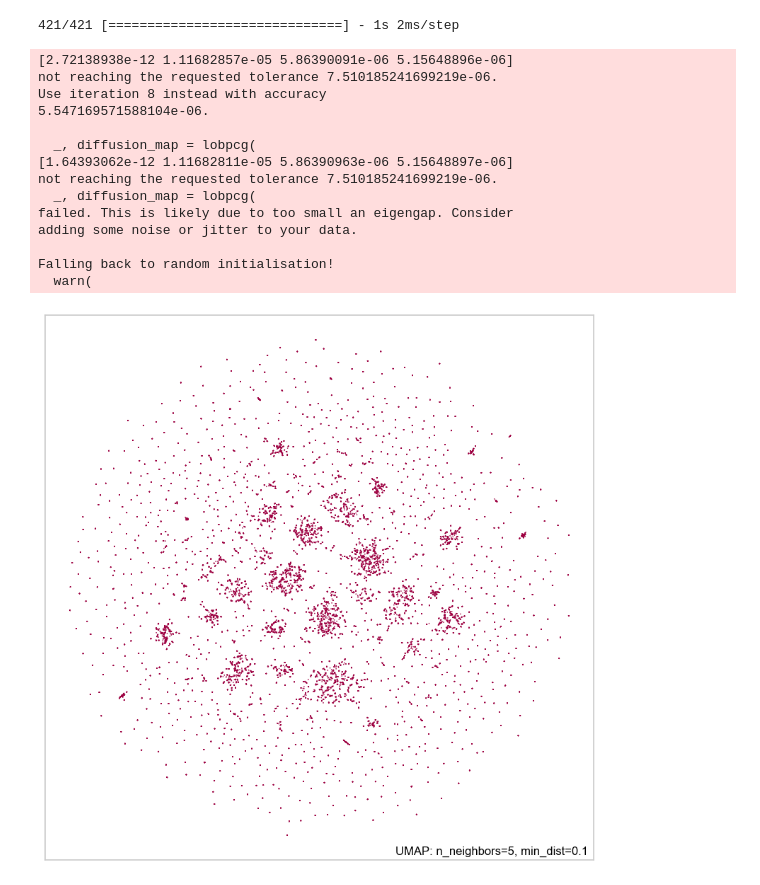
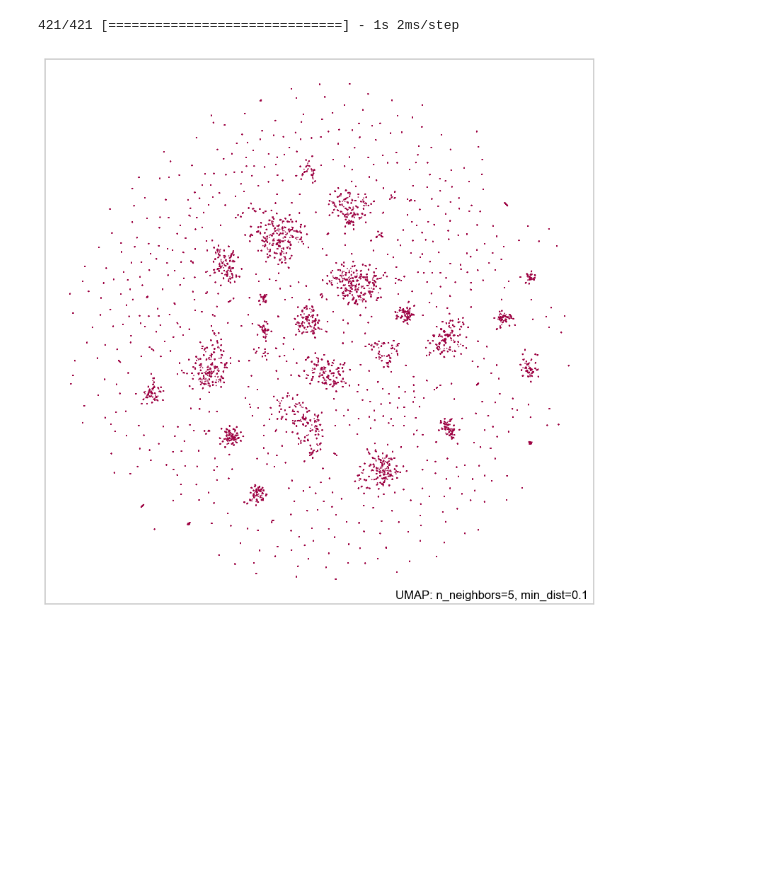
Before and after one commit to klima7/KMNIST-EMNIST-Translator, a Jupyter notebook: training/clean.ipynb, the cells around one changed output. Drawn from its saved outputs; the diff is of its cells as text; code cells hidden in the pictures; blank space fills up the shorter version.

```diff
--- a/training/clean.ipynb
+++ b/training/clean.ipynb
@@ -111 +116,3 @@ kmnist_autoencoder.load()
+# %%
+utils.visualize_clusters_learned_by_autoencoder(kmnist_autoencoder);
 # %%
@@ -121,23 +127,9 @@ encoded_kmnist = kmnist_autoencoder.encoder.predict(fil_kmnist_chars, batch_size
 421/421 [==============================] - 1s 2ms/step
 # %%
 _, ax = plt.subplots(1, 1, figsize=(10, 10))
-utils.visualize_clusters(encoded_kmnist, ax, n_samples=20_000)
+utils.visualize_clusters(encoded_kmnist, ax, n_samples=15_000)
 # %% [output]
-[2.72138938e-12 1.11682857e-05 5.86390091e-06 5.15648896e-06]
-not reaching the requested tolerance 7.510185241699219e-06.
-Use iteration 8 instead with accuracy
-5.547169571588104e-06.
-
-  _, diffusion_map = lobpcg(
-[1.64393062e-12 1.11682811e-05 5.86390963e-06 5.15648897e-06]
-not reaching the requested tolerance 7.510185241699219e-06.
-  _, diffusion_map = lobpcg(
-failed. This is likely due to too small an eigengap. Consider
-adding some noise or jitter to your data.
-
-Falling back to random initialisation!
-  warn(
-[figure, old version]
+[figure, new version]
 # %%
 _, ax = plt.subplots(1, 1, figsize=(10, 5))
 kmnist_clusters_no = utils.get_number_of_clusters_with_eigen_values(encoded_kmnist, ax, n_samples=3_000)
```
Also changed, not shown: parts of 22 cells of this notebook, 3 other files.
